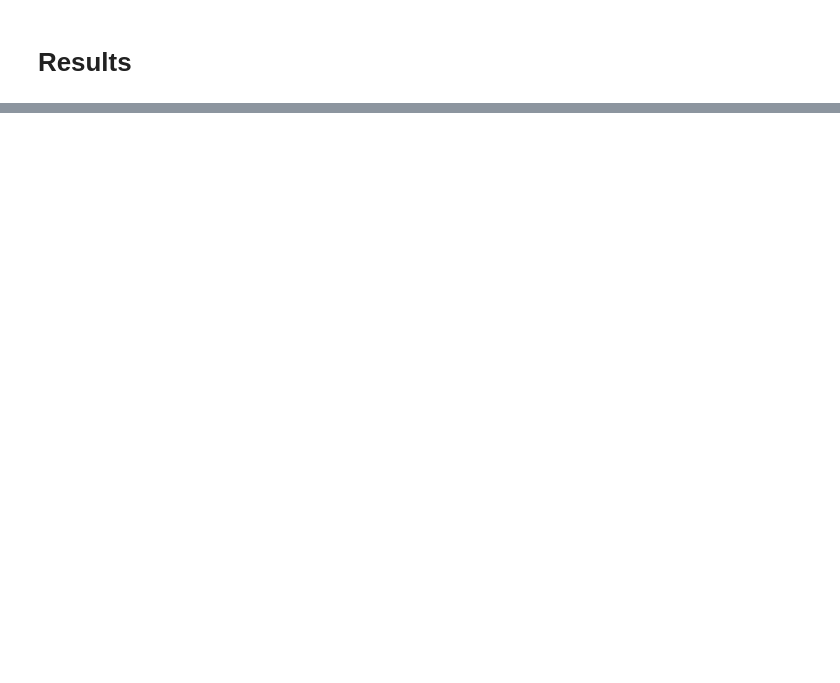
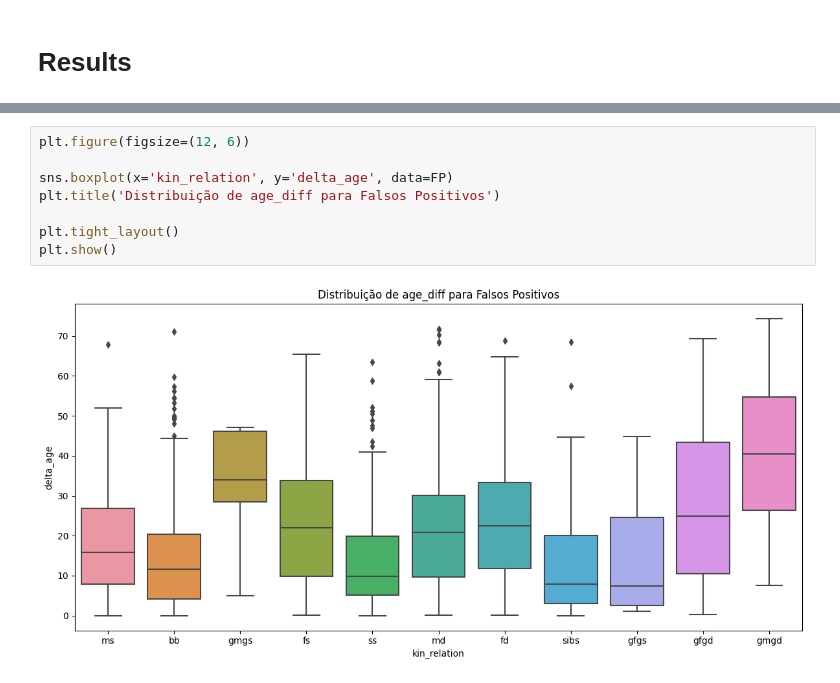
Before and after one commit to vitalwarley/research, a Jupyter notebook: notebooks/rfiw_track1_test.ipynb, the cells around one changed output, grey strips where cells are left out. Drawn from its saved outputs; the diff is of its cells as text; blank space fills up the shorter version.

```diff
--- a/notebooks/rfiw_track1_test.ipynb
+++ b/notebooks/rfiw_track1_test.ipynb
@@ -120,0 +128,10 @@ avg : 0.7895226832398158
+# %%
+plt.figure(figsize=(12, 6))
+
+sns.boxplot(x='kin_relation', y='delta_age', data=FP)
+plt.title('Distribuição de age_diff para Falsos Positivos')
+
+plt.tight_layout()
+plt.show()
+# %% [output]
+[figure, added]
```
Also changed, not shown: parts of 19 cells of this notebook.
